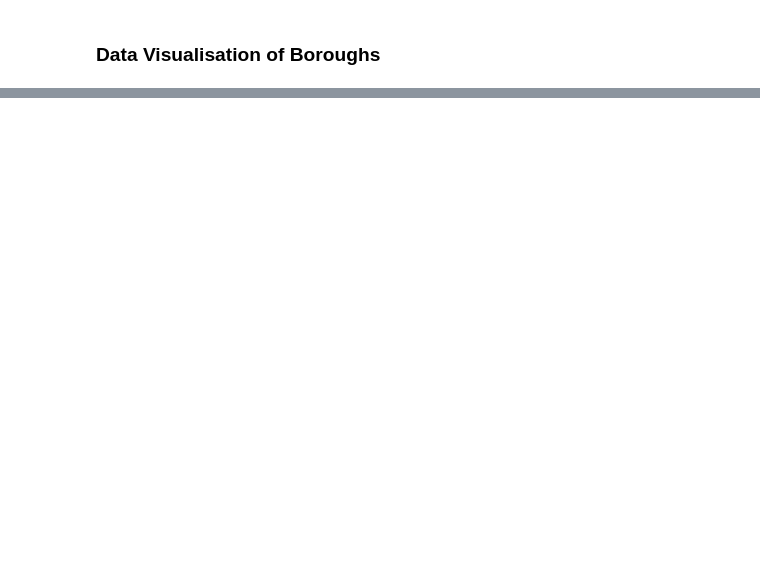
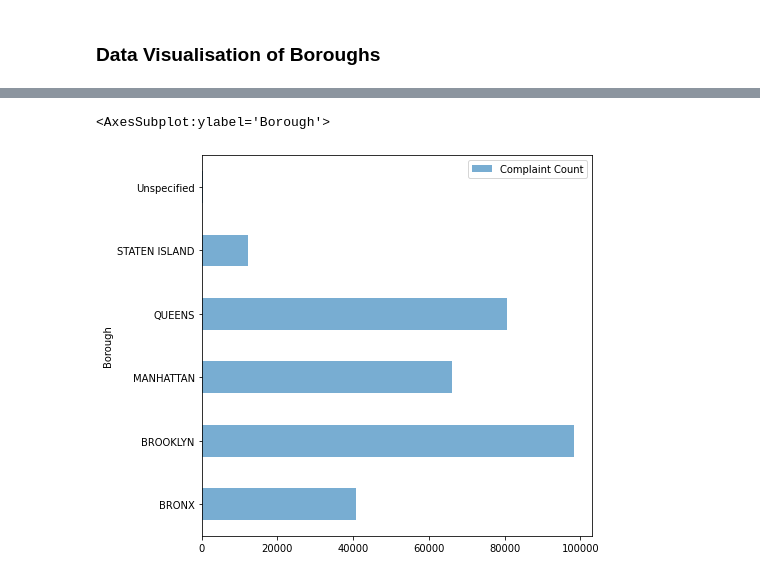
Before and after one commit to vigneshmanikandan97/nyc-311, a Jupyter notebook: NYC 311.ipynb, the cells around one changed output, grey strips where cells are left out. Cells and saved outputs as stored; diff of their text form; code cells hidden in the pictures; blank space fills up the shorter version.

```diff
--- a/NYC 311.ipynb
+++ b/NYC 311.ipynb
@@ -244,0 +233,5 @@ Name: Borough, Length: 300698, dtype: object
+# %%
+groupedByBorough.plot(kind="barh", alpha=0.6, figsize=(7, 7))
+# %% [output]
+<AxesSubplot:ylabel='Borough'>
+[figure, added]
```
Also changed, not shown: parts of 57 cells of this notebook.
